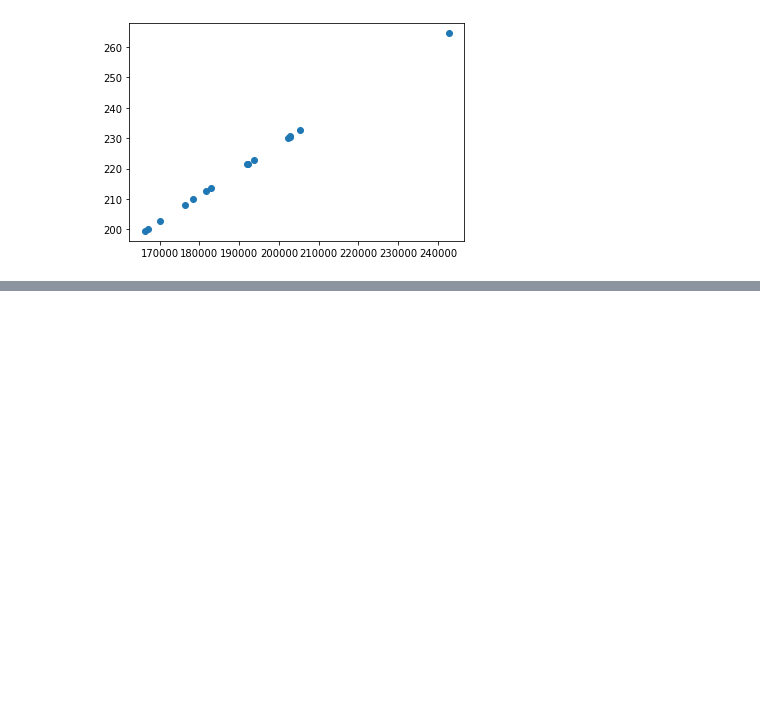
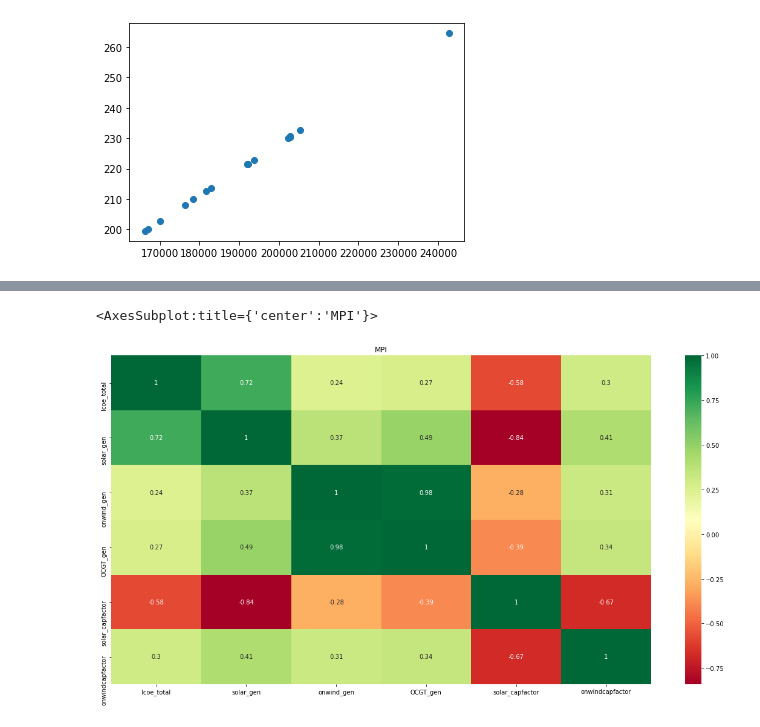
Before and after one commit to 2021-Energy-Climate-Hackathon/group_5, a Jupyter notebook: correlation_matrix.ipynb, the cells around one changed output, grey strips where cells are left out. Saved outputs shown, nothing was run; the diff lists cells and outputs as text; code cells hidden in the pictures; blank space fills up the shorter version.

```diff
--- a/correlation_matrix.ipynb
+++ b/correlation_matrix.ipynb
@@ -109,0 +132,17 @@ corr_df2.head()
+# %%
+# MPI
+focusdf=pd.DataFrame(index=[])
+focusdf['lcoe_total']=matrixdf_MPI['lcoe_total']
+focusdf['solar_gen']=matrixdf_MPI['solar_gen']
+focusdf['onwind_gen']=matrixdf_MPI['onwind_gen']
+focusdf['OCGT_gen']=matrixdf_MPI['OCGT_gen']
+focusdf['solar_capfactor']=matrixdf_MPI['solar_capfactor']
+focusdf['onwindcapfactor']=matrixdf_MPI['onwindcapfactor']
+
+corr_focus_MPI = focusdf.corr(method='pearson')
+plt.figure(figsize=(20, 10))
+plt.title('MPI')
+sns.heatmap(corr_focus_MPI, annot=True, cmap="RdYlGn")
+# %% [output]
+<AxesSubplot:title={'center':'MPI'}>
+[figure, added]
```
Also changed, not shown: parts of 7 cells of this notebook.
